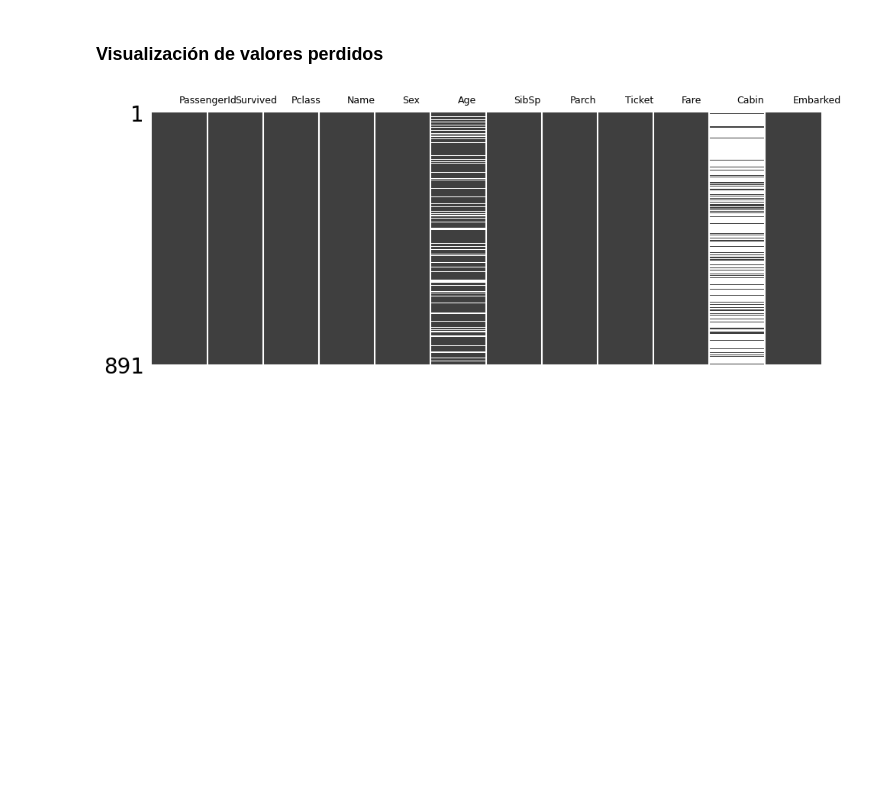
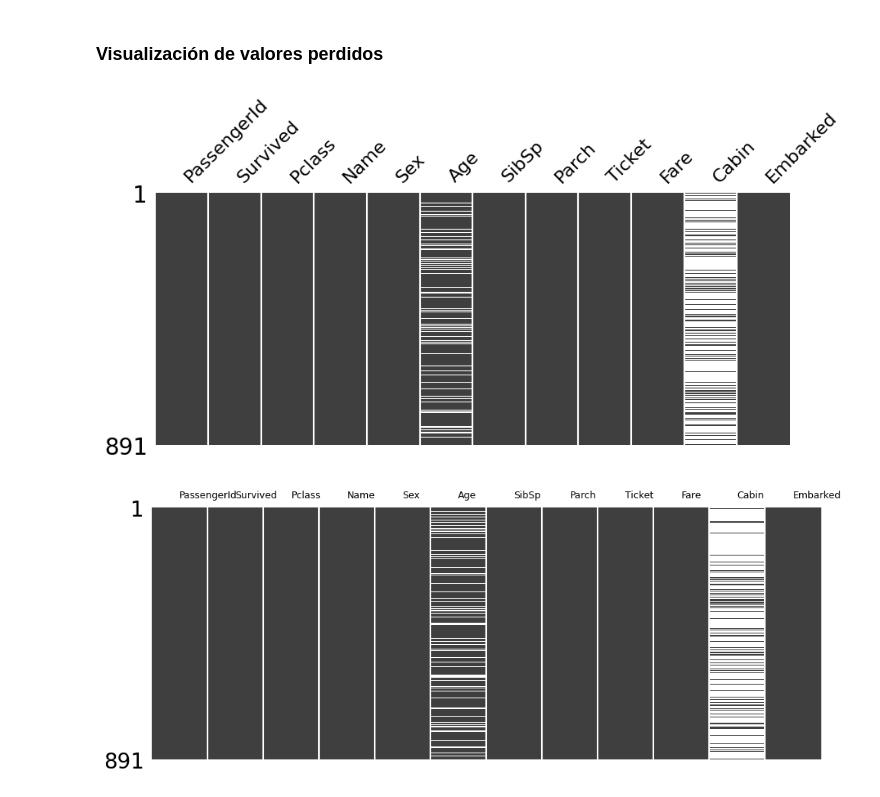
Before and after one commit to yuri19762008/000_ANALISTA_DATOS, a Jupyter notebook: Bootcamp-main/Modulo3/Leccion4/Index.ipynb, the cells around one changed output. Drawn from its saved outputs; the diff is of its cells as text; code cells hidden in the pictures; blank space fills up the shorter version.

```diff
--- a/Bootcamp-main/Modulo3/Leccion4/Index.ipynb
+++ b/Bootcamp-main/Modulo3/Leccion4/Index.ipynb
@@ -21,7 +41,7 @@ import pandas as pd
 import numpy as np
 
 import pandas as pd
-df = pd.read_csv('Titanic-Dataset.csv')
+df = pd.read_csv('data/Titanic-Dataset.csv')
 df.head()
 # %% [output]
 |  | PassengerId | Survived | Pclass | Name | Sex | Age | SibSp | Parch | Ticket | Fare | ... |
@@ -72,6 +92,14 @@ dtype: int64
 <h3>Visualización de valores perdidos</h3>
 # %%
 #pip install missingno
+# %%
+import missingno as msno
+import matplotlib.pyplot as plt
+
+msno.matrix(df, figsize=(10, 4), sparkline=False)
+plt.show()
+# %% [output]
+[figure, added]
 # %%
 import missingno as msno
 import matplotlib.pyplot as plt
```
Also changed, not shown: parts of 69 cells of this notebook, 16 other files.
